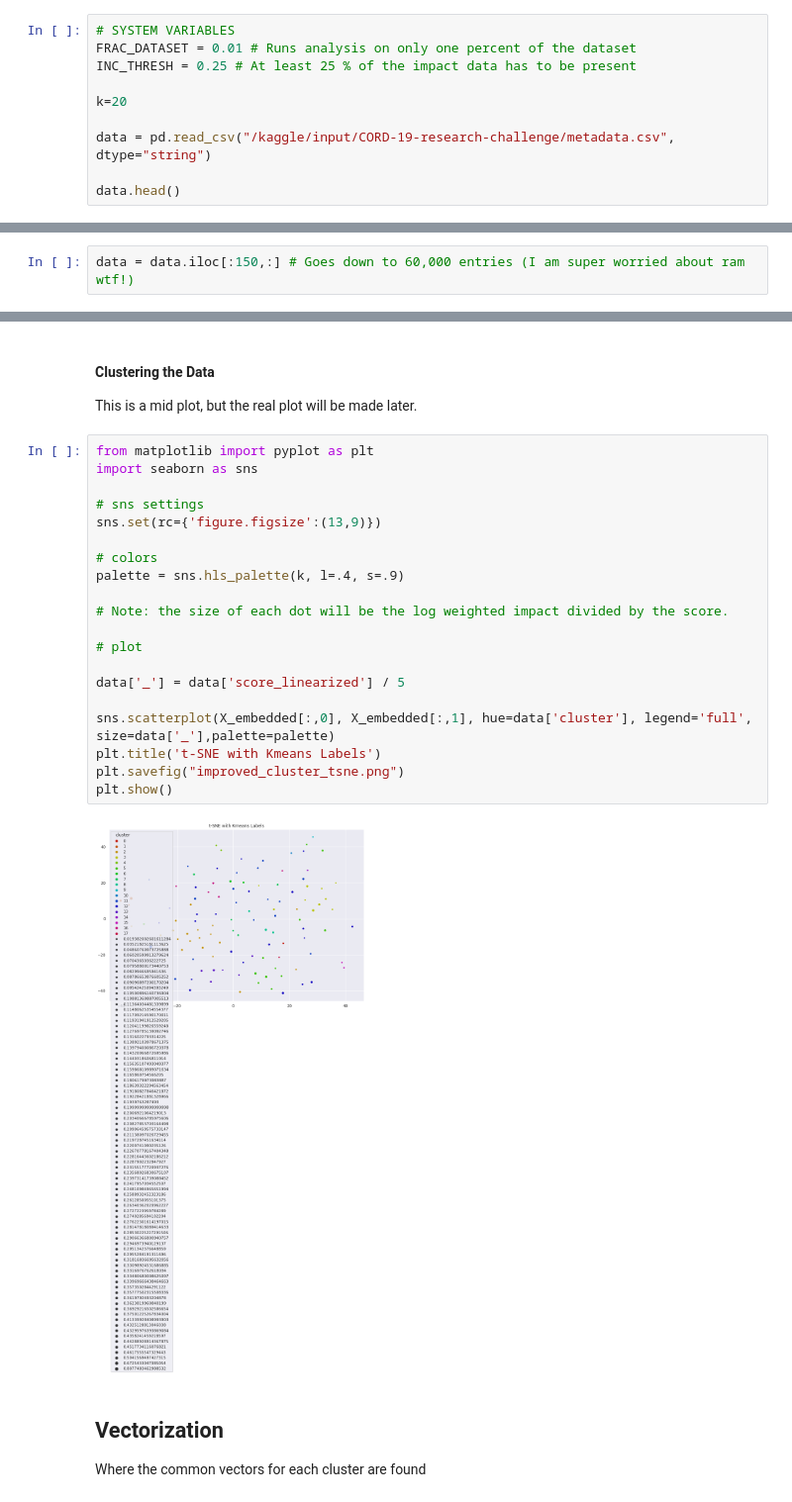
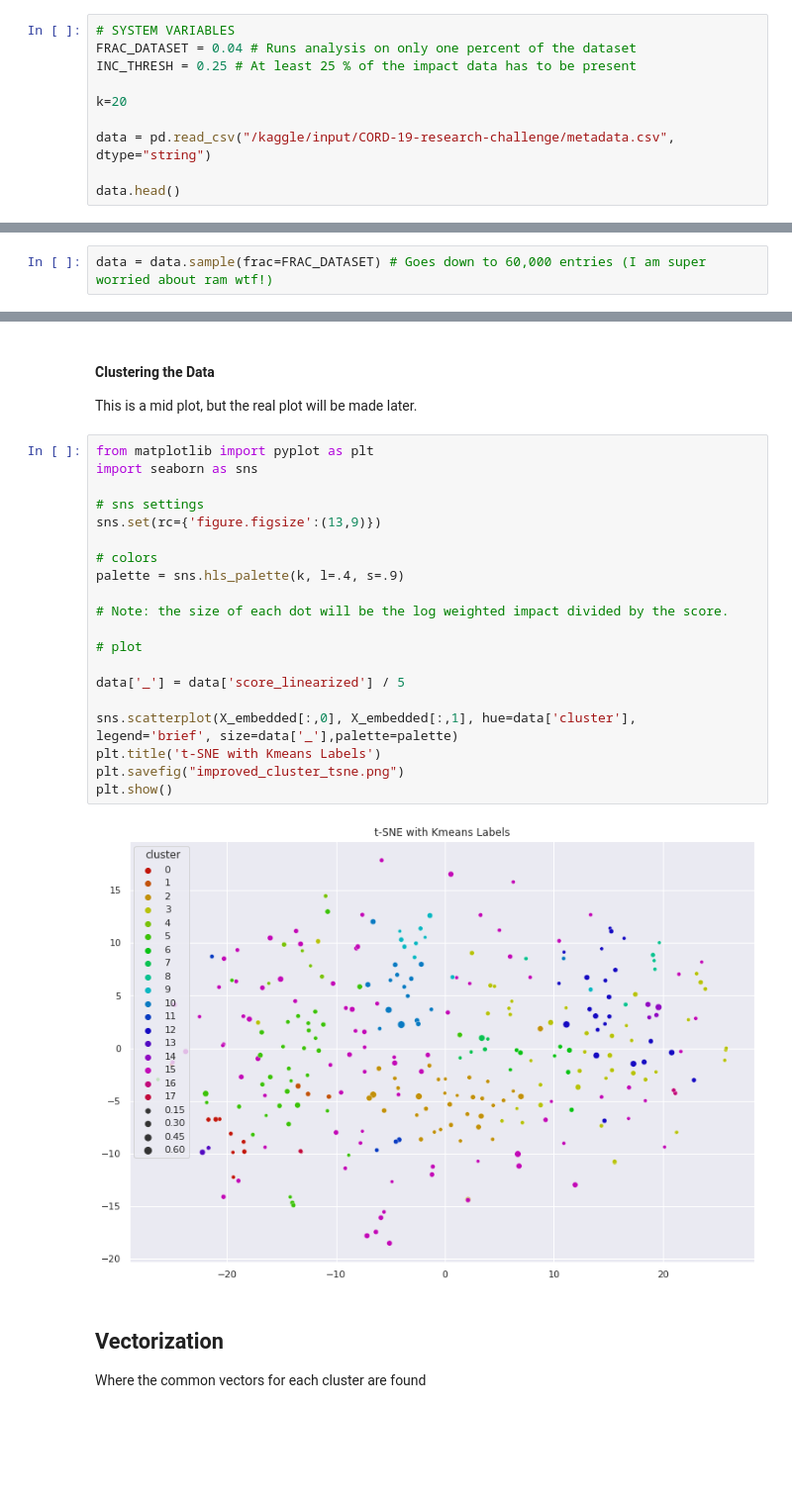
Before and after one commit to wkaisertexas/COVID-Paper-Clustering, a Jupyter notebook: covid-19-data-analysis.ipynb, the cells around one changed output, grey strips where cells are left out. Shown at 99% size. Saved outputs shown, nothing was run; the diff lists cells and outputs as text; blank space fills up the shorter version.

Commit message:
Kaggle Notebook | COVID 19 Data Analysis | Version 31

```diff
--- a/covid-19-data-analysis.ipynb
+++ b/covid-19-data-analysis.ipynb
@@ -19,7 +19,7 @@ from warnings import filterwarnings
 filterwarnings("ignore")
 # %%
 # SYSTEM VARIABLES
-FRAC_DATASET = 0.01 # Runs analysis on only one percent of the dataset
+FRAC_DATASET = 0.04 # Runs analysis on only one percent of the dataset
 INC_THRESH = 0.25 # At least 25 % of the impact data has to be present
 
 k=20
@@ -202,7 +202,7 @@ del null # Just mutes the text
 import spacy
 from spacy.lang.en.stop_words import STOP_WORDS
 # %%
-data = data.iloc[:150,:] # Goes down to 60,000 entries (I am super worried about ram wtf!)
+data = data.sample(frac=FRAC_DATASET) # Goes down to 60,000 entries (I am super worried about ram wtf!)
 # %%
 import string
 
@@ -616,25 +616,25 @@ This is a mid plot, but the real plot will be made later.
 # %%
 from matplotlib import pyplot as plt
 import seaborn as sns
 
 # sns settings
 sns.set(rc={'figure.figsize':(13,9)})
 
 # colors
 palette = sns.hls_palette(k, l=.4, s=.9)
 
 # Note: the size of each dot will be the log weighted impact divided by the score.
 
 # plot
 
 data['_'] = data['score_linearized'] / 5
 
-sns.scatterplot(X_embedded[:,0], X_embedded[:,1], hue=data['cluster'], legend='full', size=data['_'],palette=palette)
+sns.scatterplot(X_embedded[:,0], X_embedded[:,1], hue=data['cluster'], legend='brief', size=data['_'],palette=palette)
 plt.title('t-SNE with Kmeans Labels')
 plt.savefig("improved_cluster_tsne.png")
 plt.show()
 # %% [output]
-[figure, old version]
+[figure, new version]
 # %% [markdown]
 ## Vectorization
 Where the common vectors for each cluster are found
```
Also changed, not shown: parts of 24 cells of this notebook.
